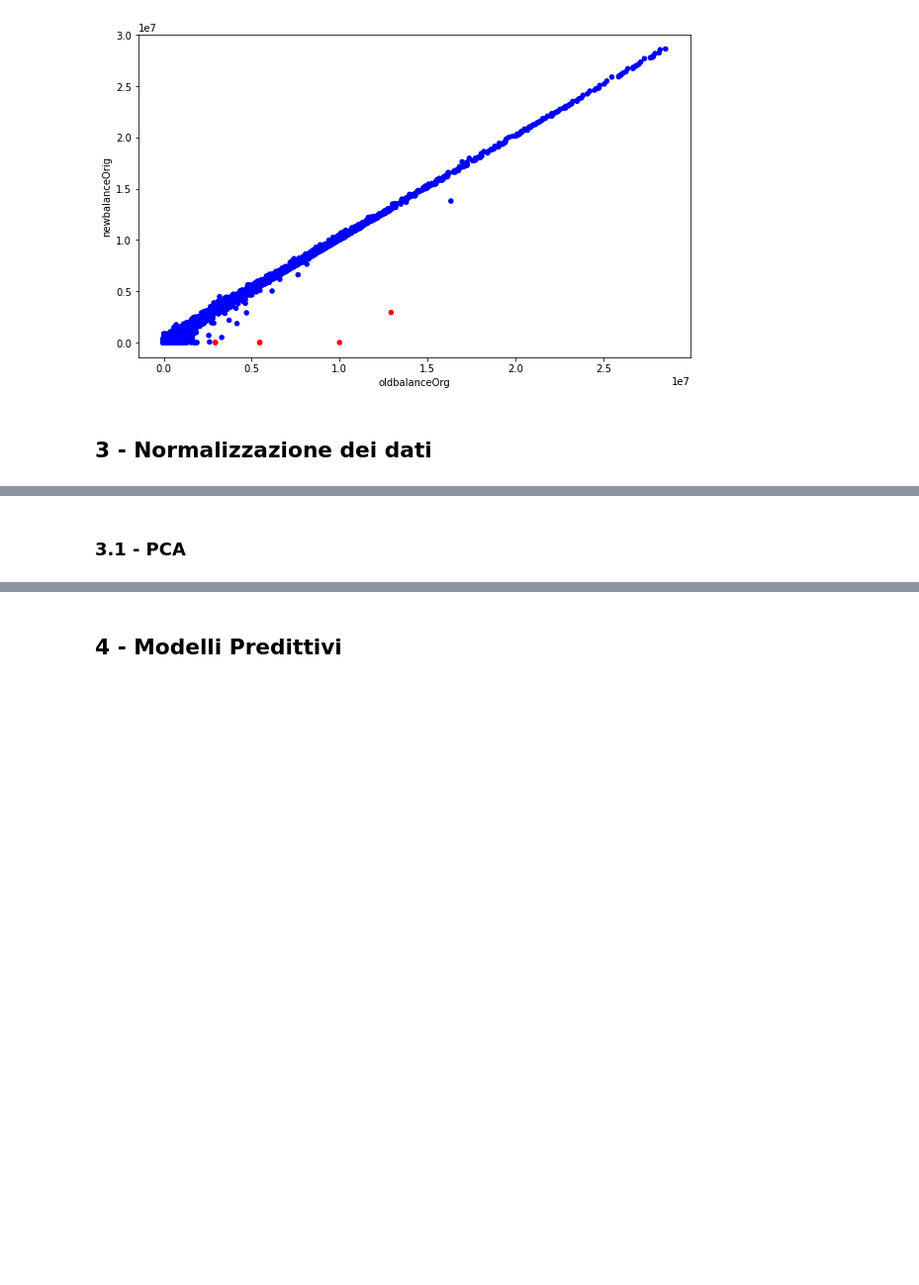
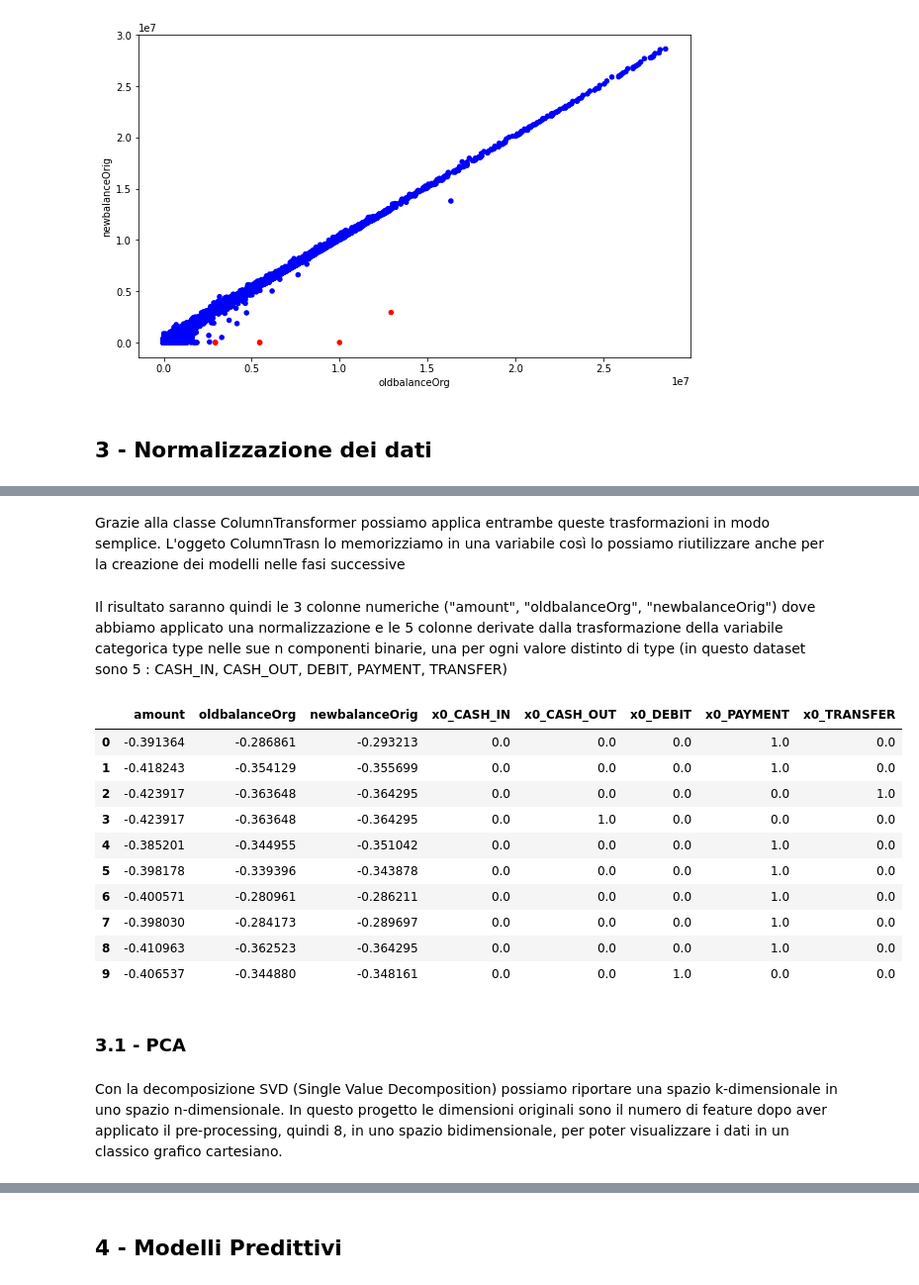
Before and after one commit to FedericoCampanozzi/FraudDetection, a Jupyter notebook: code/main.ipynb, the cells around one changed output, grey strips where cells are left out. Shown: that part at 99% size. Drawn from its saved outputs; the diff is of its cells as text; code cells hidden in the pictures; blank space fills up the shorter version.

```diff
--- a/code/main.ipynb
+++ b/code/main.ipynb
@@ -48,3 +96,6 @@ for f_i in range(1,len(feature_list)):
+# %% [markdown]
+Grazie alla classe ColumnTransformer possiamo applica entrambe queste trasformazioni in modo semplice.
+L'oggeto ColumnTrasn lo memorizziamo in una variabile così lo possiamo riutilizzare anche per la creazione dei modelli nelle fasi successive
 # %%
 from sklearn.model_selection import train_test_split
 from sklearn.compose import ColumnTransformer
@@ -71,5 +115,29 @@ pd.DataFrame(
+# %% [markdown]
+Il risultato saranno quindi le 3 colonne numeriche ("amount", "oldbalanceOrg", "newbalanceOrig") dove abbiamo applicato una normalizzazione e le 5 colonne derivate dalla trasformazione della variabile categorica type nelle sue n componenti binarie, una per ogni valore distinto di type (in questo dataset sono 5 : CASH_IN, CASH_OUT, DEBIT, PAYMENT, TRANSFER)
+# %%
+X_sample = transactions[feature_numeric + feature_categorical]
+preproc.fit_transform(X_sample)
+f_names = feature_numeric + list(preproc.named_transformers_["categorical"].get_feature_names())
+pd.DataFrame(
+    preproc.transform(X_sample),
+    columns = f_names
+).head(10)
+# %% [output]
+|  | amount | oldbalanceOrg | newbalanceOrig | x0_CASH_IN | x0_CASH_OUT | x0_DEBIT | x0_PAYMENT | x0_TRANSFER |
+| 0 | -0.391364 | -0.286861 | -0.293213 | 0.0 | 0.0 | 0.0 | 1.0 | 0.0 |
+| 1 | -0.418243 | -0.354129 | -0.355699 | 0.0 | 0.0 | 0.0 | 1.0 | 0.0 |
+| 2 | -0.423917 | -0.363648 | -0.364295 | 0.0 | 0.0 | 0.0 | 0.0 | 1.0 |
+| 3 | -0.423917 | -0.363648 | -0.364295 | 0.0 | 1.0 | 0.0 | 0.0 | 0.0 |
+| 4 | -0.385201 | -0.344955 | -0.351042 | 0.0 | 0.0 | 0.0 | 1.0 | 0.0 |
+| 5 | -0.398178 | -0.339396 | -0.343878 | 0.0 | 0.0 | 0.0 | 1.0 | 0.0 |
+| 6 | -0.400571 | -0.280961 | -0.286211 | 0.0 | 0.0 | 0.0 | 1.0 | 0.0 |
+| 7 | -0.398030 | -0.284173 | -0.289697 | 0.0 | 0.0 | 0.0 | 1.0 | 0.0 |
+| 8 | -0.410963 | -0.362523 | -0.364295 | 0.0 | 0.0 | 0.0 | 1.0 | 0.0 |
+| 9 | -0.406537 | -0.344880 | -0.348161 | 0.0 | 0.0 | 1.0 | 0.0 | 0.0 |
 # %% [markdown]
 ### 3.1 - PCA
+# %% [markdown]
+Con la decomposizione SVD (Single Value Decomposition) possiamo riportare una spazio k-dimensionale in uno spazio n-dimensionale. In questo progetto le dimensioni originali sono il numero di feature dopo aver applicato il pre-processing, quindi 8, in uno spazio bidimensionale, per poter visualizzare i dati in un classico grafico cartesiano.
 # %%
 from sklearn.decomposition import PCA
 
```
Also changed, not shown: parts of 30 cells of this notebook.
